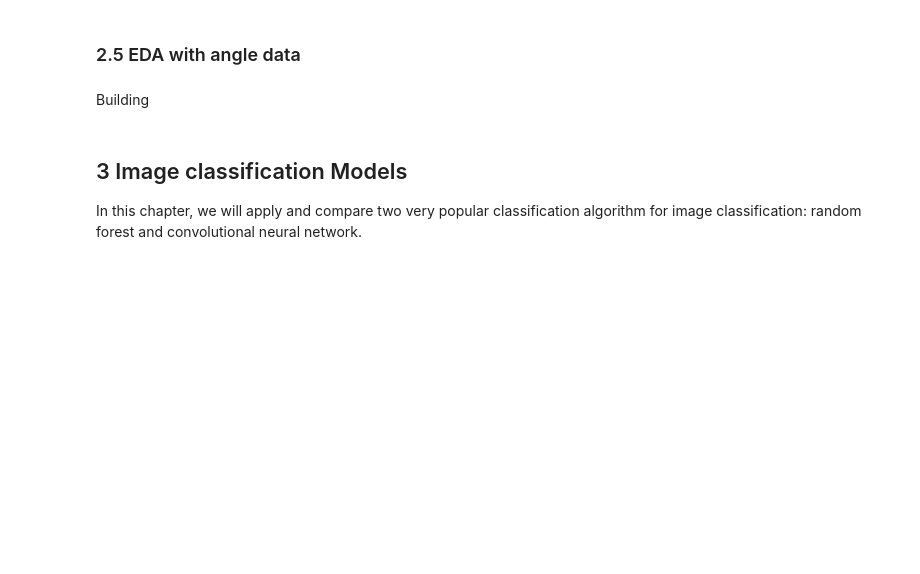
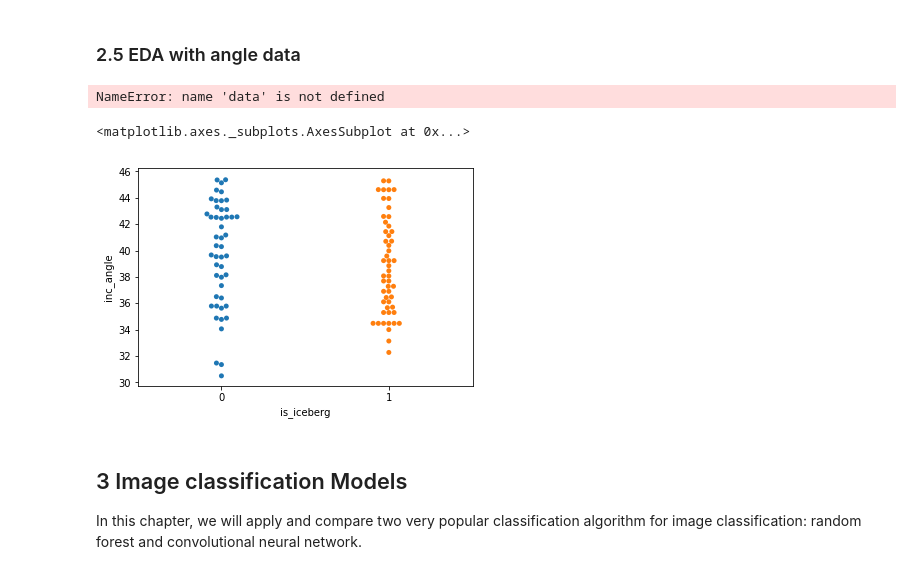
Before and after one commit to yaqiongz/training-cnn-on-AWS, a Jupyter notebook: FinalReport/FinalR_AWS.ipynb, the cells around one changed output. Saved outputs shown, nothing was run; the diff lists cells and outputs as text; code cells hidden in the pictures; blank space fills up the shorter version.

```diff
--- a/FinalReport/FinalR_AWS.ipynb
+++ b/FinalReport/FinalR_AWS.ipynb
@@ -167,8 +212,19 @@ plt.tight_layout()
 # %% [markdown]
 <a id= "2.5"></a>
 ### 2.5 EDA with angle data
-# %% [markdown]
-Building
+# %%
+# bee swarm plot
+import seaborn as sns
+#round the decimal
+data_round_angle = data.inc_angle
+sns.swarmplot(x='is_iceberg',y='inc_angle',data=train)
+# %% [output]
+NameError: name 'data' is not defined
+# %%
+sns.swarmplot(x='is_iceberg',y='inc_angle',data=train[:100])
+# %% [output]
+<matplotlib.axes._subplots.AxesSubplot at 0x...>
+[figure, added]
 # %% [markdown]
 <a id= "3"></a>
 ## 3 Image classification Models
```
Also changed, not shown: parts of 21 cells of this notebook.
